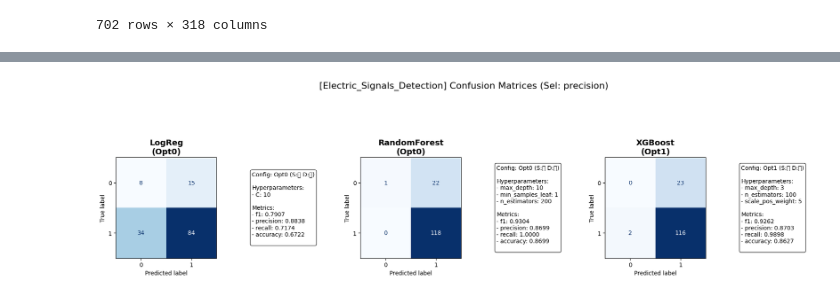
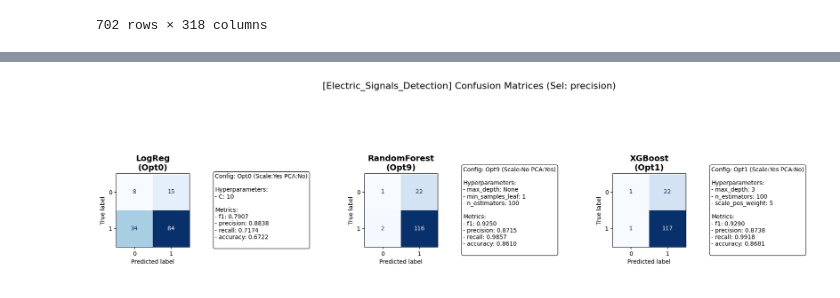
Before and after one commit to niboR13s/Data-science-code, a Jupyter notebook: Homework/Week_02/Classification/03_Motor_electrical_and_vibration_data_set.ipynb, the cells around one changed output, grey strips where cells are left out. Drawn from its saved outputs; the diff is of its cells as text; code cells hidden in the pictures.

```diff
--- a/Homework/Week_02/Classification/03_Motor_electrical_and_vibration_data_set.ipynb
+++ b/Homework/Week_02/Classification/03_Motor_electrical_and_vibration_data_set.ipynb
@@ -635,7 +635,7 @@ from sklearn.neighbors import KNeighborsClassifier
 from sklearn.model_selection import train_test_split
 from sklearn.metrics import mean_squared_error, r2_score
 from sklearn.preprocessing import LabelEncoder
-from ModelEvaluator import ModelEvaluator
+from ModelEvaluator import ClassificationEvaluator
 
 # Assuming ModelEvaluator is already defined in your notebook or imported
 # from ModelEvaluator import ModelEvaluator
@@ -669,7 +669,7 @@ def run_full_diagnostic_pipeline(df, dataset_name):
     df['is_faulty'] = df['failure_mode'].apply(lambda x: 0 if 'normal' in str(x).lower() or 'healthy' in str(x).lower() else 1)
 
     # Setup Evaluator
-    eval_detect = ModelEvaluator(name=f"{dataset_name}_Detection")
+    eval_detect = ClassificationEvaluator(name=f"{dataset_name}_Detection")
 
     # --- ADD OPTIONS (2 Variations) ---
     # Option 1: Use ALL features (including thousands of Hz columns)
@@ -697,6 +697,51 @@ def run_full_diagnostic_pipeline(df, dataset_name):
         scaling=False,
         dummies=True,
         cols_to_drop=["failure_mode", "failure_mode_cleaned"] + freq_cols
+    )
+
+    eval_detect.add_option(
+        scaling=True,
+        dummies=True,
+        cols_to_drop=["failure_mode", "failure_mode_cleaned"],
+        n_components=0.95
+    )
+
+    eval_detect.add_option(
+        scaling=False,
+        dummies=True,
+        cols_to_drop=["failure_mode", "failure_mode_cleaned"],
+        pca= True,
+        n_components=0.95
+    )
+
+    eval_detect.add_option(
+        scaling=True,
+        dummies=True,
+        cols_to_drop=["failure_mode", "failure_mode_cleaned"],
+        n_components=0.90,
+    )
+
+    eval_detect.add_option(
+        scaling=False,
+        dummies=True,
+        cols_to_drop=["failure_mode", "failure_mode_cleaned"],
+        pca= True,
+        n_components=0.90
+    )
+
+    eval_detect.add_option(
+        scaling=True,
+        dummies=True,
+        cols_to_drop=["failure_mode", "failure_mode_cleaned"],
+        n_components=0.99
+    )
+
+    eval_detect.add_option(
+        scaling=False,
+        dummies=True,
+        cols_to_drop=["failure_mode", "failure_mode_cleaned"],
+        pca= True,
+        n_components=0.99
     )
 
     # --- ADD MODELS (3 Types) ---
@@ -771,7 +816,7 @@ def run_full_diagnostic_pipeline(df, dataset_name):
     print(f"   Fault types found: {le.classes_}")
 
     # Setup Evaluator
-    eval_diag = ModelEvaluator(name=f"{dataset_name}_Diagnosis")
+    eval_diag = ClassificationEvaluator(name=f"{dataset_name}_Diagnosis")
 
     # --- ADD OPTIONS (2 Variations) ---
     # Note: We drop 'is_faulty' and the text labels to prevent data leakage
@@ -801,6 +846,51 @@ def run_full_diagnostic_pipeline(df, dataset_name):
         scaling=False,
         dummies=True,
         cols_to_drop=base_drops + freq_cols
+    )
+
+    eval_diag.add_option(
+        scaling=True,
+        dummies=True,
+        cols_to_drop=base_drops,
+        n_components=0.95
+    )
+
+    eval_diag.add_option(
+        scaling=False,
+        dummies=True,
+        cols_to_drop=base_drops,
+        pca= True,
+        n_components=0.95
+    )
+
+    eval_diag.add_option(
+        scaling=True,
+        dummies=True,
+        cols_to_drop=base_drops,
+        n_components=0.90,
+    )
+
+    eval_diag.add_option(
+        scaling=False,
+        dummies=True,
+        cols_to_drop=base_drops,
+        pca= True,
+        n_components=0.90
+    )
+
+    eval_diag.add_option(
+        scaling=True,
+        dummies=True,
+        cols_to_drop=base_drops,
+        n_components=0.99
+    )
+
+    eval_diag.add_option(
+        scaling=False,
+        dummies=True,
+        cols_to_drop=base_drops,
+        pca= True,
+        n_components=0.99
     )
 
     # --- ADD MODELS (3 Types) ---
@@ -927,6 +1017,6 @@ run_full_diagnostic_pipeline(df_elec_feat, dataset_name="Electric_Signals")
 
 🏁 Experiments for Electric_Signals_Detection completed!
-[figure, old version]
+[figure, new version]
 --- [Stage 2] Diagnosis: What is the specific fault? ---
    Faulty samples: 606
    Fault types found: ['align-angular' 'align-combination' 'align-parallel' 'bearing-bpfi'
```
Also changed, not shown: parts of 2 cells of this notebook.
